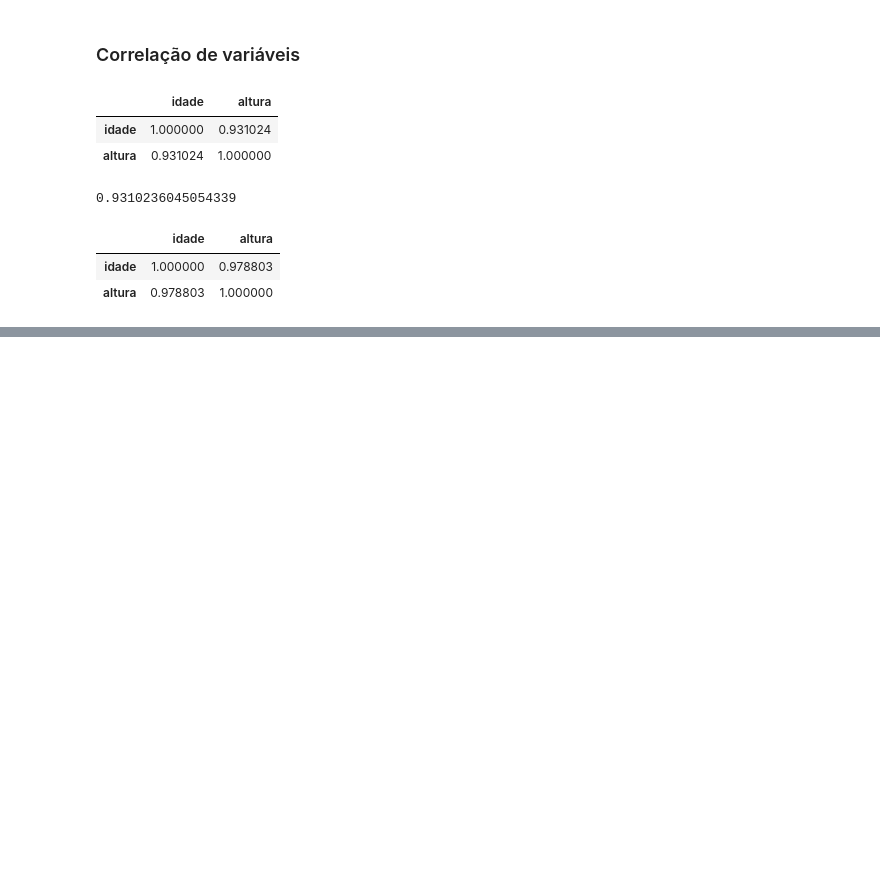
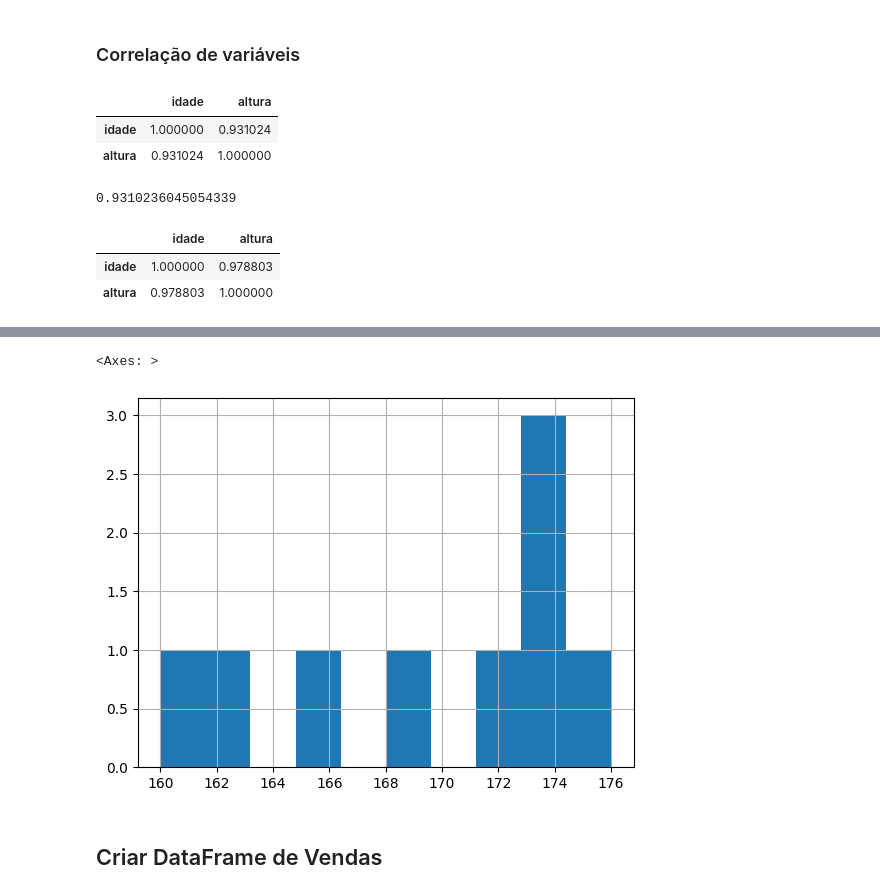
Before and after one commit to ArthurPedroti/estatistica_python, a Jupyter notebook: estatistica_devs.ipynb, the cells around one changed output, grey strips where cells are left out. Cells and saved outputs as stored; diff of their text form; code cells hidden in the pictures; blank space fills up the shorter version.

```diff
--- a/estatistica_devs.ipynb
+++ b/estatistica_devs.ipynb
@@ -133,0 +142,7 @@ df_medidas.corr(method='spearman')
+# %%
+df_medidas.altura.hist()
+# %% [output]
+<Axes: >
+[figure, added]
+# %% [markdown]
+## Criar DataFrame de Vendas
```
Also changed, not shown: parts of 18 cells of this notebook, 2 other files.
